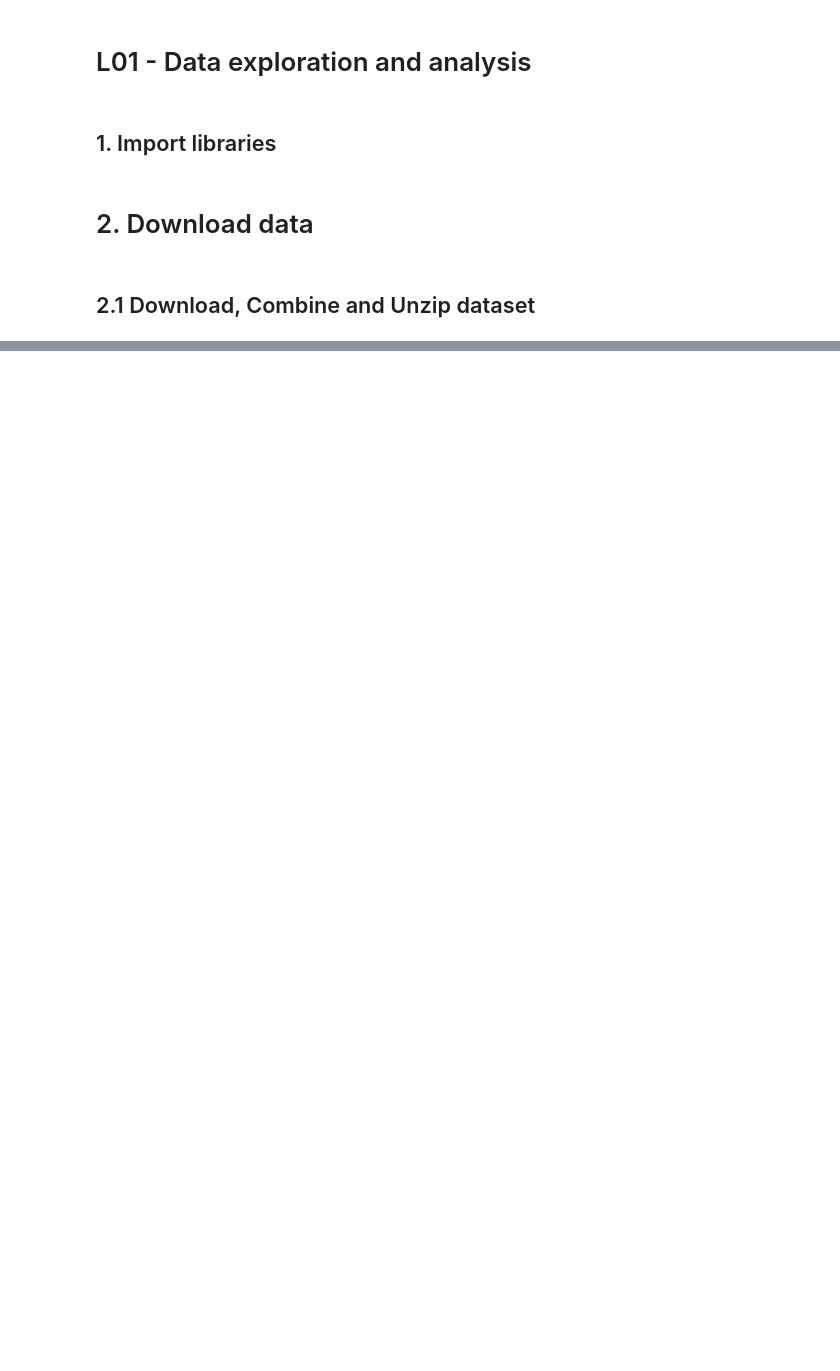
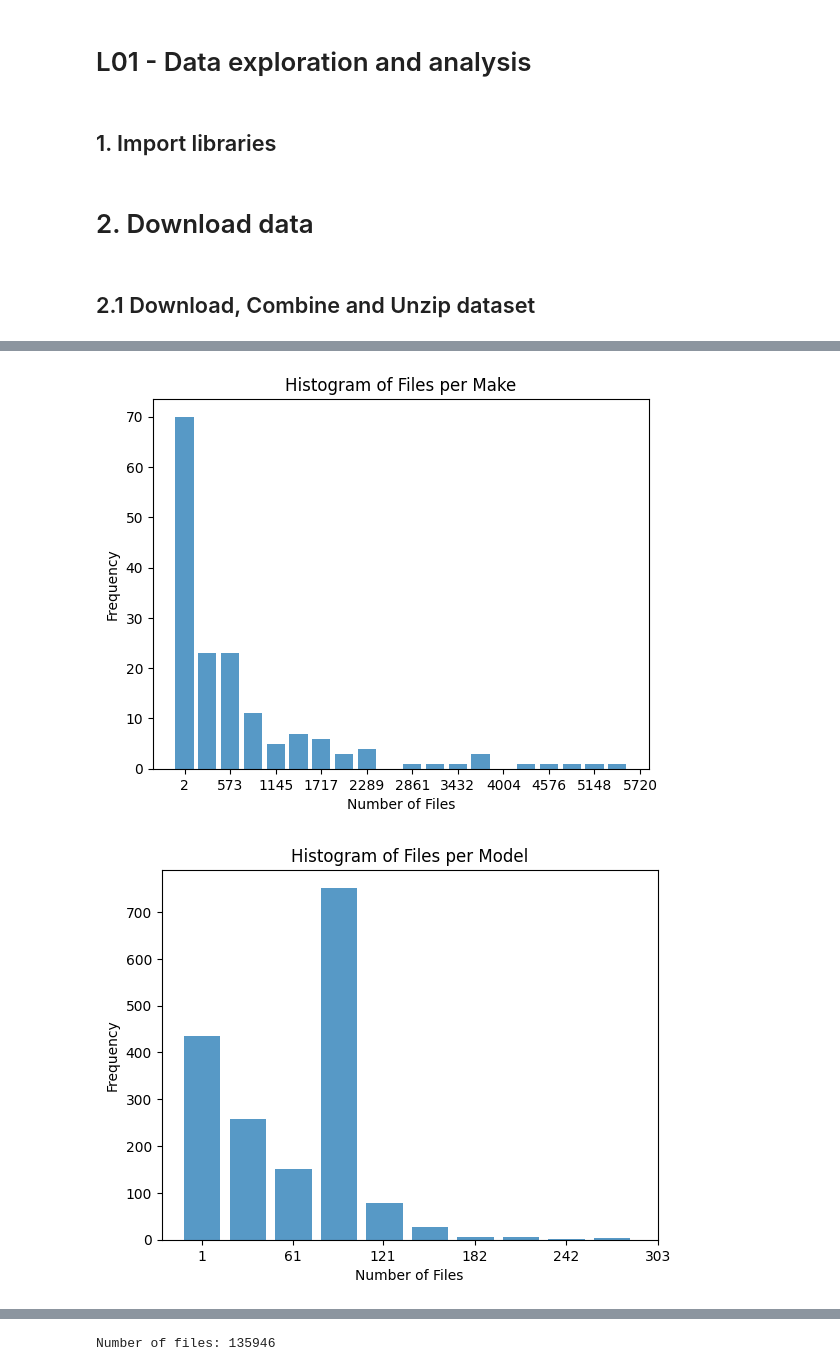
Before and after one commit to StefanoMeAn/Cars-classification-and-verification, a Jupyter notebook: L01_DataExploration.ipynb, the cells around one changed output, grey strips where cells are left out. Saved outputs shown, nothing was run; the diff lists cells and outputs as text; code cells hidden in the pictures; blank space fills up the shorter version.

```diff
--- a/L01_DataExploration.ipynb
+++ b/L01_DataExploration.ipynb
@@ -135,0 +172,78 @@ unzip_file(my_dir+"combined.zip", "d89551fd190e38", my_dir+"combined")
+# %%
+view_dict = {-1:"uncertain", 1:"front", 2:"rear", 3:"side", 4:"front-side", 5:"rear-side"}
+
+LAB_DIR = os.path.join(ROOT_DIR, "data/CompCars/data/label/")
+IMG_DIR = os.path.join(ROOT_DIR, "data/CompCars/data/image/")
+SPLITS_DIR = os.path.join(ROOT_DIR, "data/CompCars/data/train_test_split/verification/")
+# %%
+# Initialize data structures to hold counts
+files_per_make = defaultdict(int)
+files_per_model = defaultdict(int)
+models_per_make = defaultdict(set)
+
+# Data for histogram
+views = []
+
+# Walk through the directory structure
+
+for root, dirs, files in os.walk(LAB_DIR):
+    path_parts = root.split(os.sep)
+
+    # Identify make and model from the path
+    if len(path_parts) >= len(LAB_DIR.split(os.sep))+2:
+        make = path_parts[-3]
+        model = path_parts[-2]
+
+        # Update counts
+        files_per_make[make] += len(files)
+        files_per_model[model] += len(files)
+        models_per_make[make].add(model)
+
+        # Read data from description.txt files
+        for file in files:
+            file_path = os.path.join(root, file)
+            with open(file_path, 'r') as f:
+                content = f.read().strip()
+                # Extract the first digit (view of the image)
+                if content and content[0].isdigit():
+                    views.append(int(content[0]))
+
+# Convert sets to counts
+models_per_make = {k: len(v) for k, v in models_per_make.items()}
+
+fpmake = files_per_make.values()
+plt.hist(fpmake, bins=20,align='left', rwidth=0.8, alpha=0.75)
+plt.title('Histogram of Files per Make')
+plt.xlabel('Number of Files')
+plt.ylabel('Frequency')
+plt.xticks(np.linspace(min(fpmake), max(fpmake),11, dtype=int))
+plt.show()
+
+fpmodel = files_per_model.values()
+plt.hist(fpmodel, bins=10,align='left', rwidth=0.8, alpha=0.75)
+plt.title('Histogram of Files per Model')
+plt.xlabel('Number of Files')
+plt.ylabel('Frequency')
+plt.xticks(np.linspace(min(fpmodel), max(fpmodel),6, dtype=int))
+plt.show()
+
+modpmak = models_per_make.values()
+plt.hist(modpmak, bins=10, align='left', rwidth=0.8, alpha=0.75)
+plt.title('Histogram of Models per Make')
+plt.xlabel('Number of Models')
+plt.ylabel('Frequency')
+plt.xticks(np.linspace(min(modpmak), max(modpmak),6, dtype=int))
+plt.show()
+
+# Plot histogram of views
+plt.hist(views, bins=np.arange(6)+1, align='left', rwidth=0.8, alpha=0.75)
+plt.title('Histogram of Image Views (First Digit)')
+plt.xlabel('View')
+plt.ylabel('Frequency')
+plt.xticks(np.arange(1,6,1))
+plt.show()
+
+print("Number of files:", len(views))
+# %% [output]
+[figure, added]
+[figure, added]
@@ -135,0 +252 @@ unzip_file(my_dir+"combined.zip", "d89551fd190e38", my_dir+"combined")
+Number of files: 135946
```
Also changed, not shown: parts of 15 cells of this notebook.
